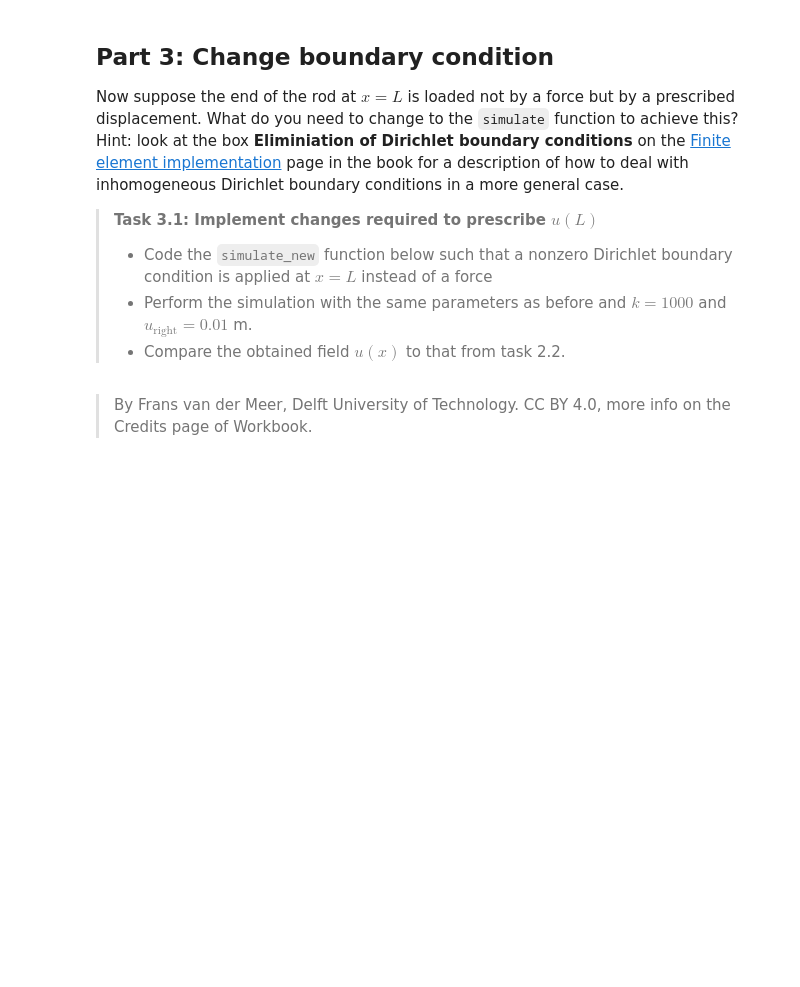
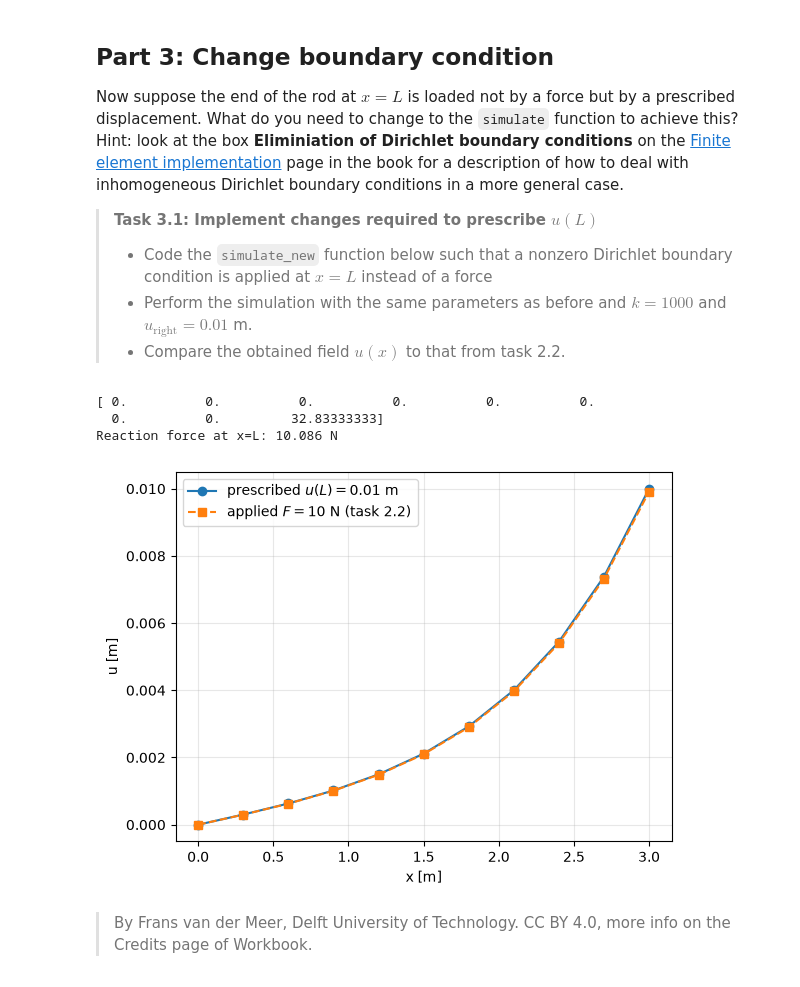
Before and after one commit to wvandenwildenberg/ws2.2, a Jupyter notebook: WS_2_2.ipynb, the cells around one changed output. Saved outputs shown, nothing was run; the diff lists cells and outputs as text; code cells hidden in the pictures; blank space fills up the shorter version.

```diff
--- a/WS_2_2.ipynb
+++ b/WS_2_2.ipynb
@@ -91,17 +254,52 @@ Now suppose the end of the rod at $x=L$ is loaded not by a force but by a prescr
 # %%
 def simulate_new(n_element,
                  length=3,
                  EA=1e3,
                  k=1000,
                  u_right=0.01,
                  q_load=0
     ):
-### YOUR CODE HERE ###
+    n_node = n_element + 1 # number of nodes
+
+    x = np.linspace(0, length, n_node)
+
+    # Assemble K and f (no point load anymore: u(L) is prescribed instead)
+    K = assemble_global_K(length, n_element, EA, k)
+    f = assemble_global_f(length, n_element, q_load)
+
+    # Initialize u and insert the prescribed displacements (Dirichlet BCs)
+    u = np.zeros(n_node)
+    u[0] = 0          # u(0) = 0
+    u[-1] = u_right   # u(L) = u_right
+
+    # Free DOFs: interior nodes 1 ... n_node-2
+    free = slice(1, n_node-1)
+
+    # Solve K_ff u_f = f_f - K_fp u_p   (u_0 = 0, so only the last column contributes)
+    rhs = f[free] - K[free, -1] * u_right
+    u[free] = np.linalg.solve(K[free, free], rhs)
+
+    # Reaction force at x = L (bottom row of the full system)
+    R_right = K[-1, :] @ u - f[-1]
+    print(f'Reaction force at x=L: {R_right:.3f} N')
+
+    return x, u
 
 
-x,u = simulate_new(10, q_load=0, u_right=0.01)
-plt.plot(x,u)
+x, u = simulate_new(10, q_load=0, u_right=0.01)
+x_F, u_F = simulate(10, q_load=0, k=1000, F_right=10)   # task 2.2 result
+
+plt.figure()
+plt.plot(x, u, 'o-', label='prescribed $u(L)=0.01$ m')
+plt.plot(x_F, u_F, 's--', label='applied $F=10$ N (task 2.2)')
 plt.xlabel('x [m]')
 plt.ylabel('u [m]')
+plt.legend()
+plt.grid(alpha=0.3)
+# %% [output]
+[ 0.          0.          0.          0.          0.          0.
+  0.          0.         32.83333333]
+Reaction force at x=L: 10.086 N
+[figure, added]
 # %% [markdown]
 > By Frans van der Meer, Delft University of Technology. CC BY 4.0, more info on the Credits page of Workbook.
```
Also changed, not shown: parts of 3 cells of this notebook.
